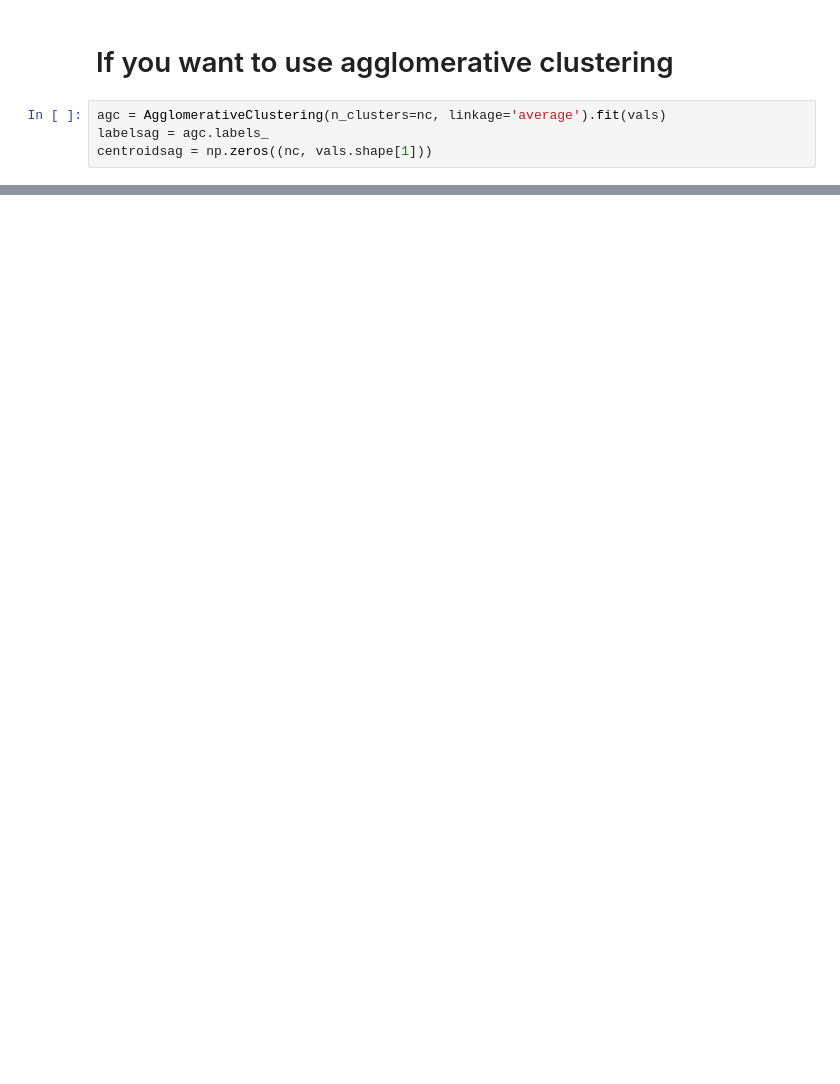
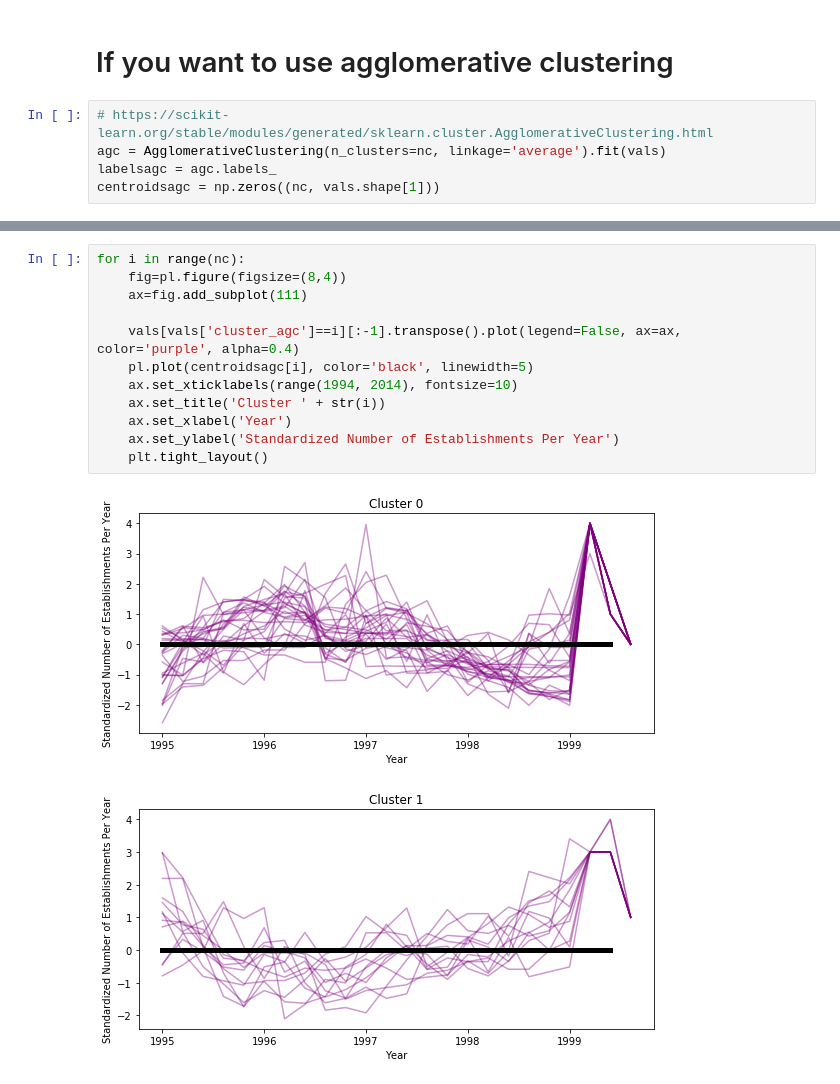
Before and after one commit to meiguan/PUI2018_yg833, a Jupyter notebook: HW12_yg833/Assignment_2_Timeseries_Clustering.ipynb, the cells around one changed output, grey strips where cells are left out. Cells and saved outputs as stored; diff of their text form; blank space fills up the shorter version.

```diff
--- a/HW12_yg833/Assignment_2_Timeseries_Clustering.ipynb
+++ b/HW12_yg833/Assignment_2_Timeseries_Clustering.ipynb
@@ -526,6 +537,7 @@ for hierarchical agglomerative clustering in 7 clusters, with smoothed time seri
 # %% [markdown]
 # If you want to use agglomerative clustering
 # %%
+# https://scikit-learn.org/stable/modules/generated/sklearn.cluster.AgglomerativeClustering.html
 agc = AgglomerativeClustering(n_clusters=nc, linkage='average').fit(vals)
-labelsag = agc.labels_
-centroidsag = np.zeros((nc, vals.shape[1]))
+labelsagc = agc.labels_
+centroidsagc = np.zeros((nc, vals.shape[1]))
@@ -533,0 +560,15 @@ centroidsag = np.zeros((nc, vals.shape[1]))
+# %%
+for i in range(nc):
+    fig=pl.figure(figsize=(8,4))
+    ax=fig.add_subplot(111)
+
+    vals[vals['cluster_agc']==i][:-1].transpose().plot(legend=False, ax=ax, color='purple', alpha=0.4)
+    pl.plot(centroidsagc[i], color='black', linewidth=5)
+    ax.set_xticklabels(range(1994, 2014), fontsize=10)
+    ax.set_title('Cluster ' + str(i))
+    ax.set_xlabel('Year')
+    ax.set_ylabel('Standardized Number of Establishments Per Year')
+    plt.tight_layout()
+# %% [output]
+[figure, added]
+[figure, added]
```
Also changed, not shown: parts of 28 cells of this notebook, 2 other files.
